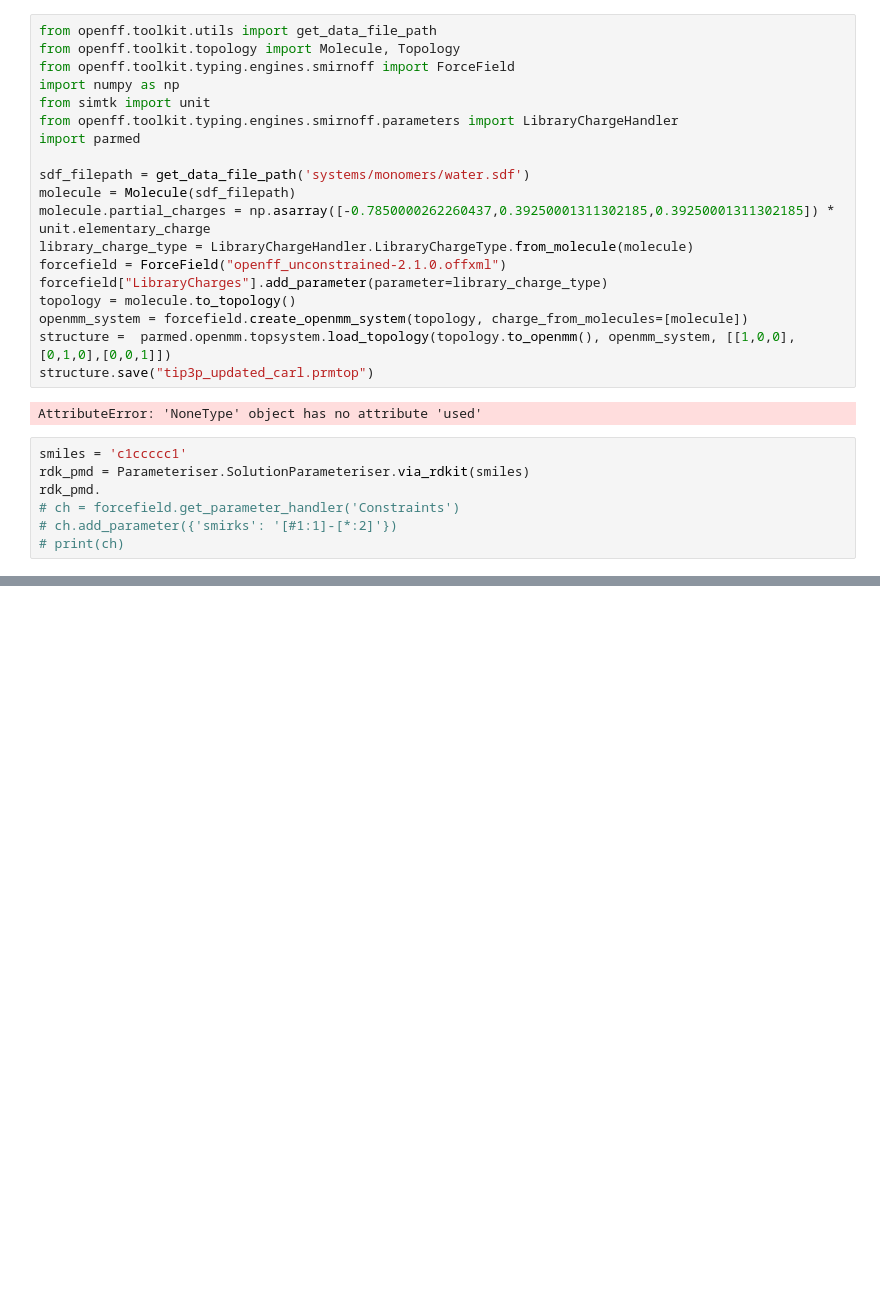
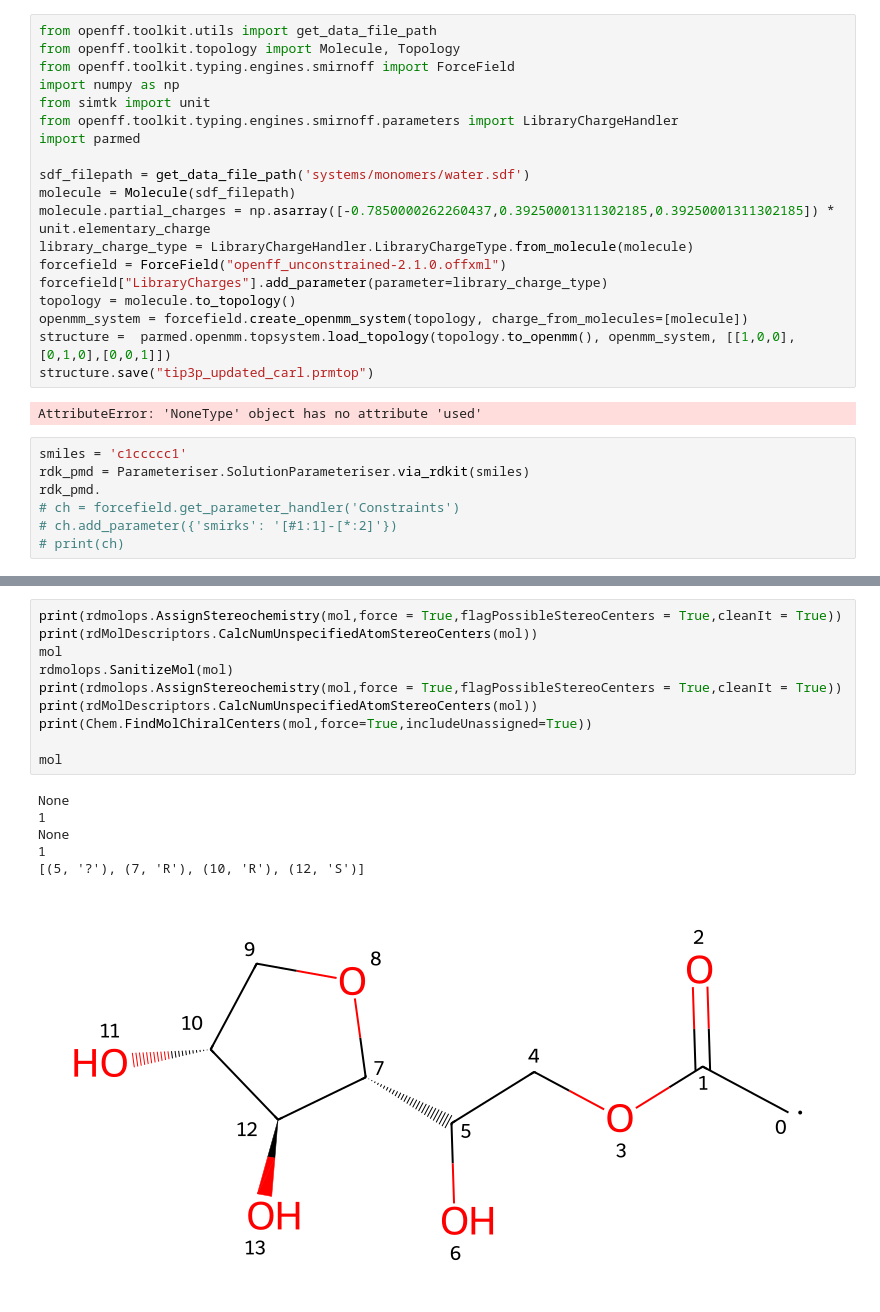
Before and after one commit to Cschiebroek/mdfptools, a Jupyter notebook: examples/Example.ipynb, the cells around one changed output, grey strips where cells are left out. Saved outputs shown, nothing was run; the diff lists cells and outputs as text; blank space fills up the shorter version.

```diff
--- a/examples/Example.ipynb
+++ b/examples/Example.ipynb
@@ -70,0 +172,17 @@ rdk_pmd.
+# %%
+print(rdmolops.AssignStereochemistry(mol,force = True,flagPossibleStereoCenters = True,cleanIt = True))
+print(rdMolDescriptors.CalcNumUnspecifiedAtomStereoCenters(mol))
+mol
+rdmolops.SanitizeMol(mol)
+print(rdmolops.AssignStereochemistry(mol,force = True,flagPossibleStereoCenters = True,cleanIt = True))
+print(rdMolDescriptors.CalcNumUnspecifiedAtomStereoCenters(mol))
+print(Chem.FindMolChiralCenters(mol,force=True,includeUnassigned=True))
+
+mol
+# %% [output]
+None
+1
+None
+1
+[(5, '?'), (7, 'R'), (10, 'R'), (12, 'S')]
+[figure, added]
```
Also changed, not shown: parts of 18 cells of this notebook, 1 other file.
